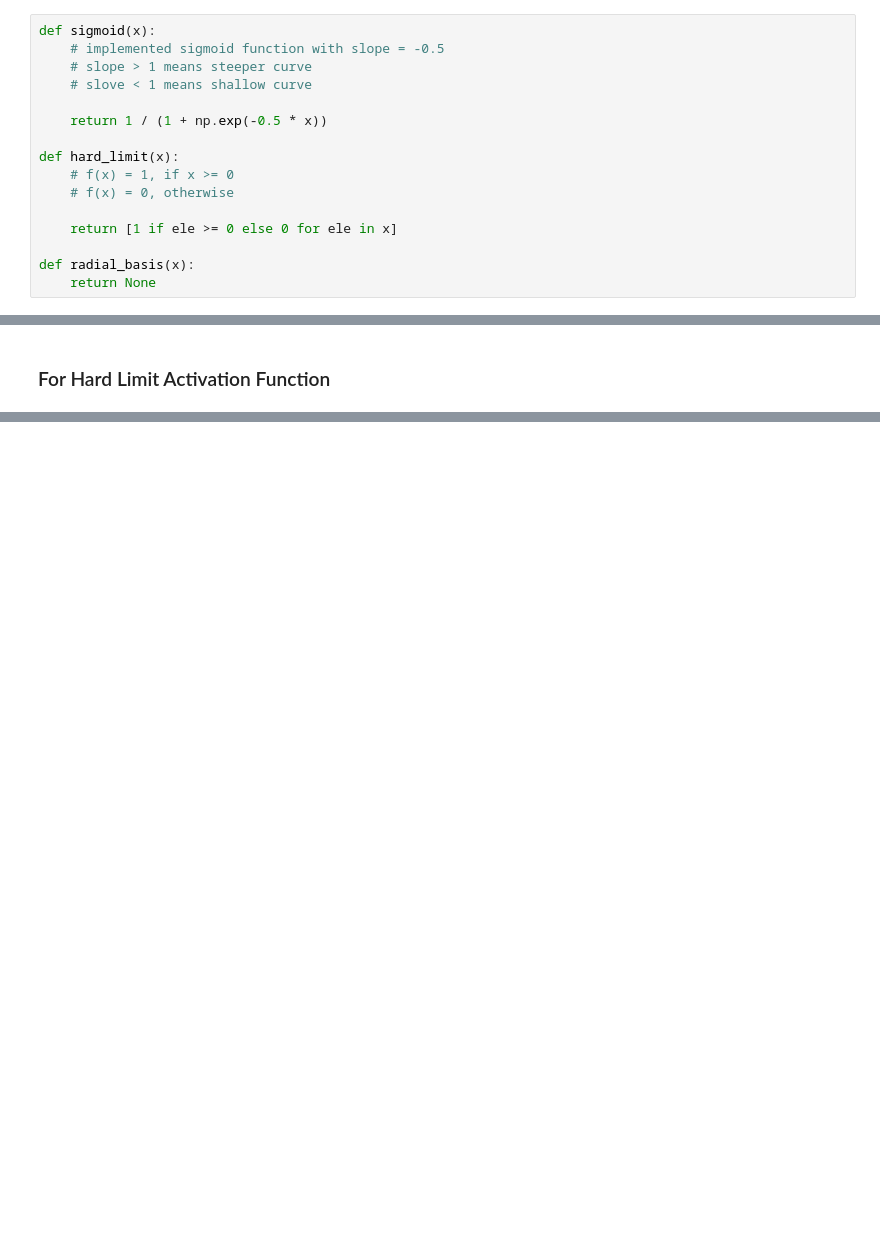
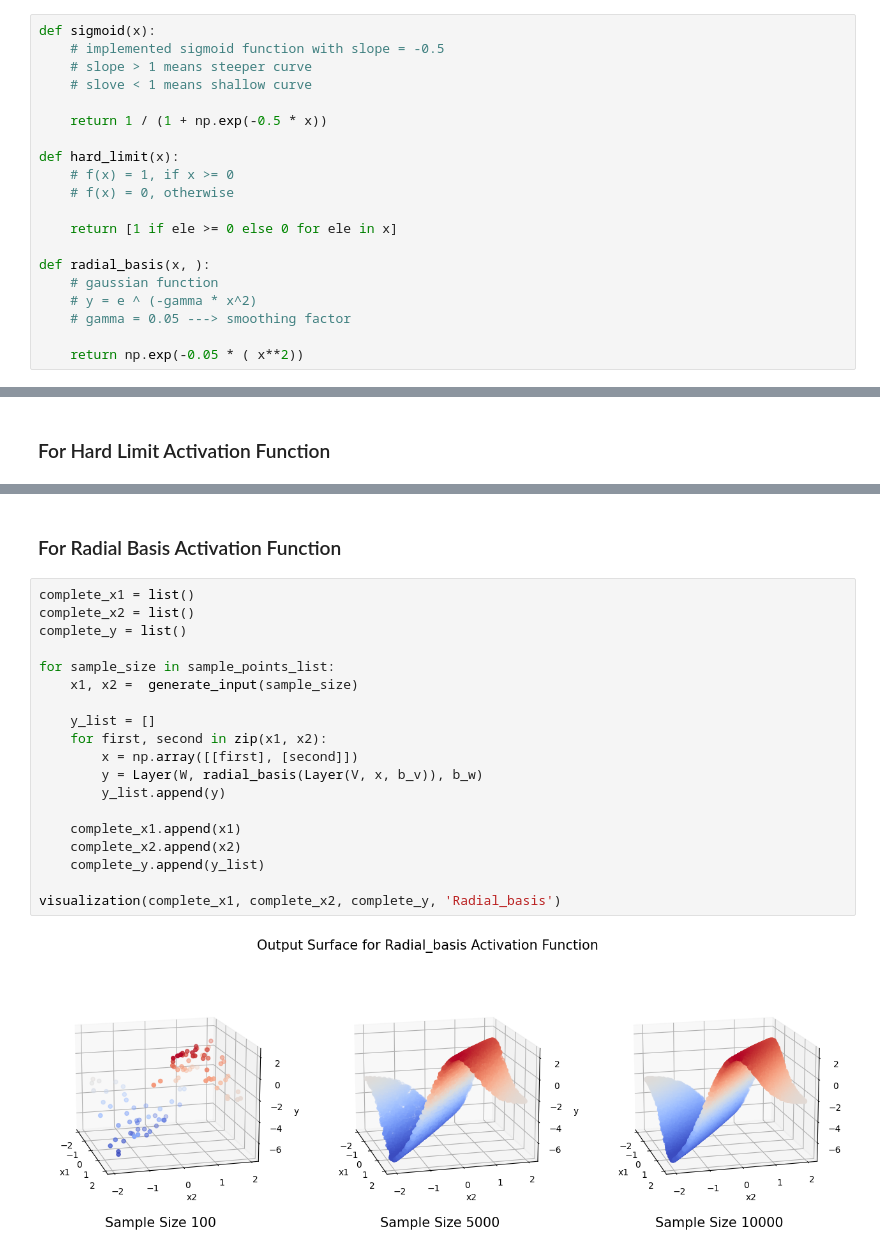
Before and after one commit to ProtikNag/Neural-Network-Homeworks, a Jupyter notebook: HW1/Problem 3.ipynb, the cells around one changed output, grey strips where cells are left out. Drawn from its saved outputs; the diff is of its cells as text; blank space fills up the shorter version.

```diff
--- a/HW1/Problem 3.ipynb
+++ b/HW1/Problem 3.ipynb
@@ -51,8 +51,12 @@ def hard_limit(x):
 
     return [1 if ele >= 0 else 0 for ele in x]
 
-def radial_basis(x):
-    return None
+def radial_basis(x, ):
+    # gaussian function
+    # y = e ^ (-gamma * x^2)
+    # gamma = 0.05 ---> smoothing factor
+
+    return np.exp(-0.05 * ( x**2))
 # %% [markdown]
 ### Get Random Domain Points of Sample Size
 # %%
@@ -153,0 +158,23 @@ visualization(complete_x1, complete_x2, complete_y, 'Hard_limit')
+# %% [markdown]
+### For Radial Basis Activation Function
+# %%
+complete_x1 = list()
+complete_x2 = list()
+complete_y = list()
+
+for sample_size in sample_points_list:
+    x1, x2 =  generate_input(sample_size)
+
+    y_list = []
+    for first, second in zip(x1, x2):
+        x = np.array([[first], [second]])
+        y = Layer(W, radial_basis(Layer(V, x, b_v)), b_w)
+        y_list.append(y)
+
+    complete_x1.append(x1)
+    complete_x2.append(x2)
+    complete_y.append(y_list)
+
+visualization(complete_x1, complete_x2, complete_y, 'Radial_basis')
+# %% [output]
+[figure, added]
```
Also changed, not shown: parts of 2 cells of this notebook, 12 other files.
